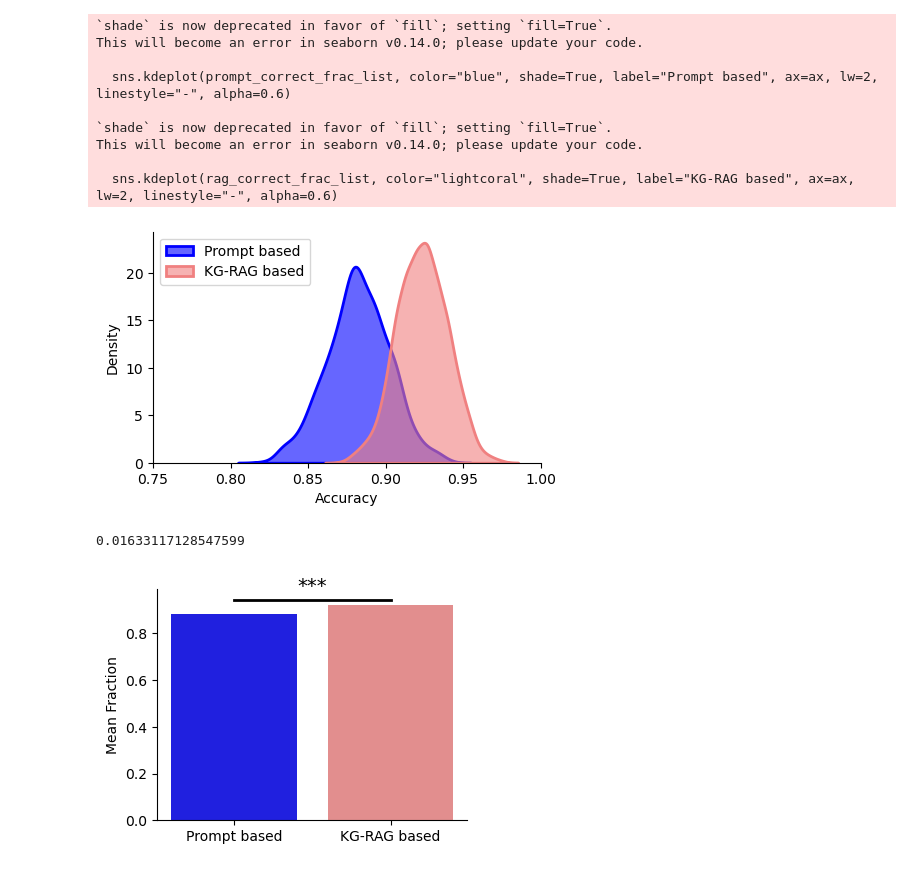
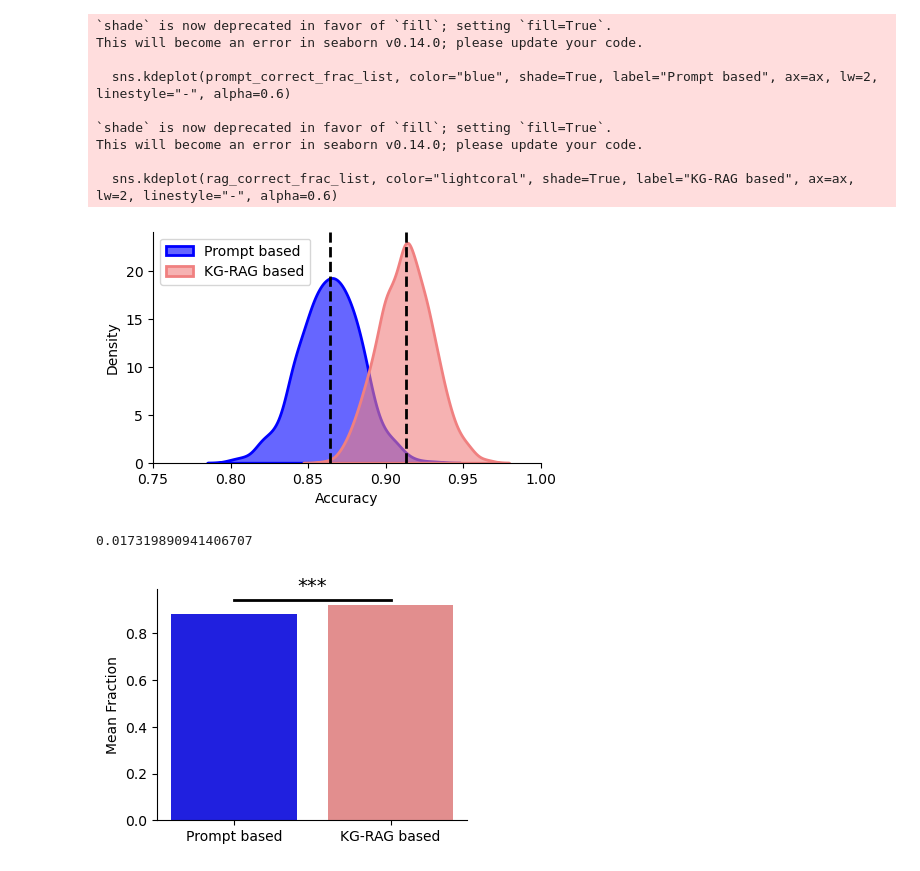
Before and after one commit to karthiksoman/SPOKE_LLM, a Jupyter notebook: codes/llm_notebooks/analysis/test_questions_binary_response_comparative_analysys.ipynb, the cells around one changed output. Cells and saved outputs as stored; diff of their text form; code cells hidden in the pictures.

```diff
--- a/codes/llm_notebooks/analysis/test_questions_binary_response_comparative_analysys.ipynb
+++ b/codes/llm_notebooks/analysis/test_questions_binary_response_comparative_analysys.ipynb
@@ -14,11 +14,11 @@ def extract_answer(text):
     matches = re.findall(pattern, text)
     return matches
 # %%
-PROMPT_RESPONSE_PATH = "../../../data/analysis_results/gpt_35_turbo_prompt_based_true_false_binary_response.csv"
-RAG_RESPONSE_PATH = "../../../data/analysis_results/gpt_35_turbo_PubMedBert_and_entity_recognition_based_node_retrieval_rag_based_true_false_binary_response.csv"
+# PROMPT_RESPONSE_PATH = "../../../data/analysis_results/gpt_4_prompt_based_true_false_binary_response.csv"
+# RAG_RESPONSE_PATH = "../../../data/analysis_results/gpt_4_PubMedBert_and_entity_recognition_based_node_retrieval_rag_based_true_false_binary_response.csv"
 
-# PROMPT_RESPONSE_PATH = "../../../data/analysis_results/Llama_2_13b_chat_hf_prompt_based_true_false_binary_response.csv"
-# RAG_RESPONSE_PATH = "../../../data/analysis_results/Llama_2_13b_chat_hf_PubMedBert_and_entity_recognition_based_node_retrieval_rag_based_true_false_binary_response.csv"
+PROMPT_RESPONSE_PATH = "../../../data/analysis_results/Llama_2_13b_chat_hf_prompt_based_true_false_binary_response.csv"
+RAG_RESPONSE_PATH = "../../../data/analysis_results/Llama_2_13b_chat_hf_PubMedBert_and_entity_recognition_based_node_retrieval_rag_based_true_false_binary_response.csv"
 # %%
 prompt_response_df = pd.read_csv(PROMPT_RESPONSE_PATH)
 rag_response_df = pd.read_csv(RAG_RESPONSE_PATH)
@@ -89,8 +89,8 @@ nsample = 150
 
 prompt_correct_frac_list = []
 rag_correct_frac_list = []
-for _ in tqdm(range(niter)):
-    prompt_response_df_final_sample = prompt_response_df_final.sample(n=nsample)
+for i in tqdm(range(niter)):
+    prompt_response_df_final_sample = prompt_response_df_final.sample(n=nsample, random_state=i)
     prompt_correct_frac, prompt_incorrect_frac = evaluate(prompt_response_df_final_sample)
 
     rag_response_df_final_sample = rag_response_df_final.iloc[prompt_response_df_final_sample.index]
@@ -107,41 +107,44 @@ ax = plt.gca()
 # Plot KDEs with the specified styling
 sns.kdeplot(prompt_correct_frac_list, color="blue", shade=True, label="Prompt based", ax=ax, lw=2, linestyle="-", alpha=0.6)
 sns.kdeplot(rag_correct_frac_list, color="lightcoral", shade=True, label="KG-RAG based", ax=ax, lw=2, linestyle="-", alpha=0.6)
 
 # Set the outline color to black
 for artist in ax.lines:
     artist.set_edgecolor("black")
 
 # Add labels and legend
 plt.xlabel("Accuracy")
 plt.ylabel("Density")
 plt.legend(loc="upper left")
 plt.xlim(0.75,1)
 
+ax.axvline(np.mean(prompt_correct_frac_list), color='black', linestyle='--', lw=2)
+ax.axvline(np.mean(rag_correct_frac_list), color='black', linestyle='--', lw=2)
+
 sns.despine(top=True, right=True)
 
 
 # Show the plot
 plt.show()
 
-# figure_folder_name = "Llama/entity_recognition_based"
-# fig_filename = "../../../data/analysis_results/figures/{}/Llama_2_13b_one_hop_true_false_binary_performance.svg".format(figure_folder_name)
-# fig.savefig(fig_filename, format='svg', bbox_inches='tight')
+figure_folder_name = "Llama/entity_recognition_based"
+fig_filename = "../../../data/analysis_results/figures/{}/Llama_2_13b_one_hop_true_false_binary_performance_with_mean_performance_line.svg".format(figure_folder_name)
+fig.savefig(fig_filename, format='svg', bbox_inches='tight')
 # %% [output]
 `shade` is now deprecated in favor of `fill`; setting `fill=True`.
 This will become an error in seaborn v0.14.0; please update your code.
 
   sns.kdeplot(prompt_correct_frac_list, color="blue", shade=True, label="Prompt based", ax=ax, lw=2, linestyle="-", alpha=0.6)
 
 `shade` is now deprecated in favor of `fill`; setting `fill=True`.
 This will become an error in seaborn v0.14.0; please update your code.
 
   sns.kdeplot(rag_correct_frac_list, color="lightcoral", shade=True, label="KG-RAG based", ax=ax, lw=2, linestyle="-", alpha=0.6)
-[figure, old version]
+[figure, new version]
 # %%
 np.std(rag_correct_frac_list)
 # %% [output]
-0.01633117128547599
+0.017319890941406707
 # %%
 
 
```
Also changed, not shown: 5 other files.
